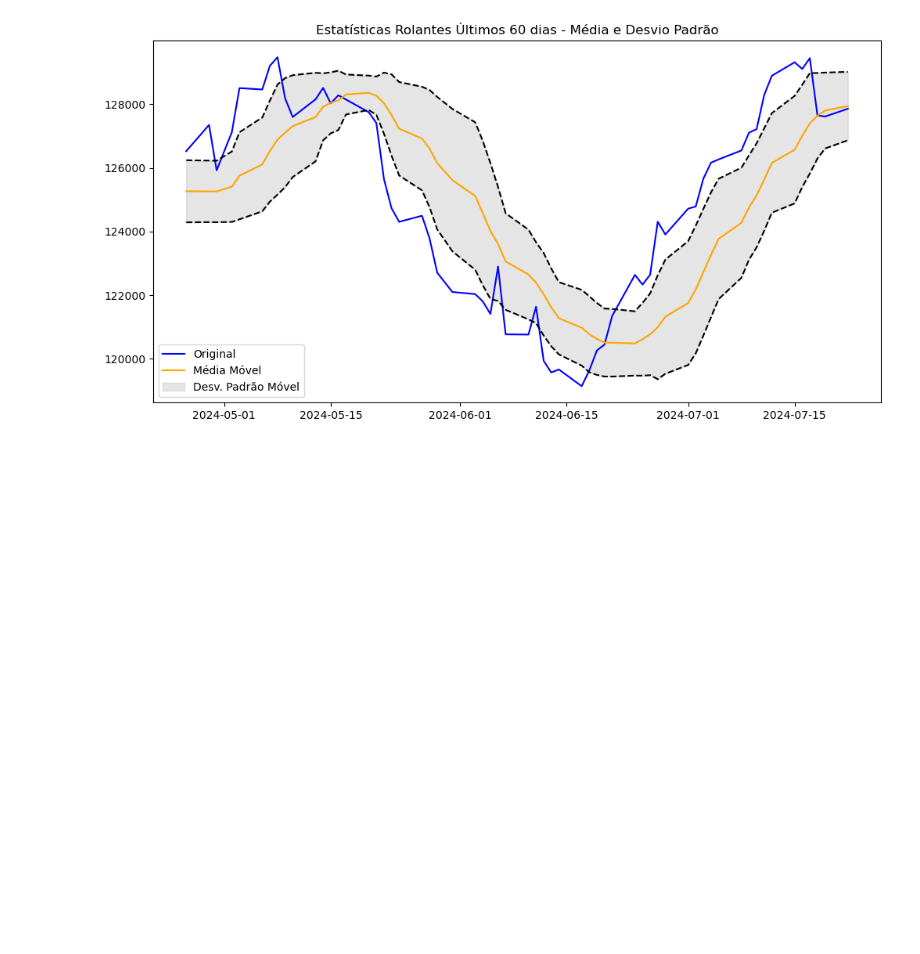
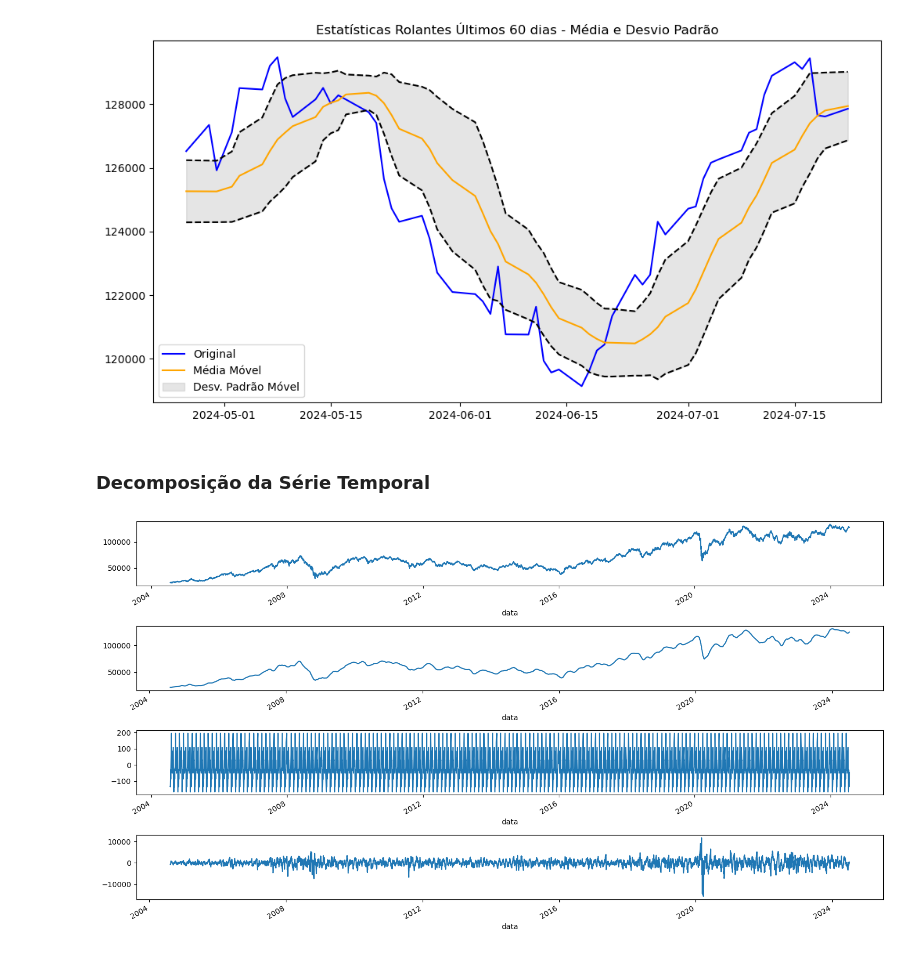
Before and after one commit to alexandreaquiles/postech-fiap-dtat-tech-challenge-fase2, a Jupyter notebook: tech-challenge-fase2-forecasting-ibovespa.ipynb, the cells around one changed output. Cells and saved outputs as stored; diff of their text form; code cells hidden in the pictures; blank space fills up the shorter version.

Commit message:
Decomposição da Série Temporal

```diff
--- a/tech-challenge-fase2-forecasting-ibovespa.ipynb
+++ b/tech-challenge-fase2-forecasting-ibovespa.ipynb
@@ -209,3 +207,5 @@ plt.title('Estatísticas Rolantes Últimos 60 dias - Média e Desvio Padrão')
 plt.show()
 # %% [output]
 [figure]
+# %% [markdown]
+### Decomposição da Série Temporal
@@ -211,0 +214,19 @@ plt.show()
+# %%
+resultados = seasonal_decompose(df['fechamento'], model='additive', period=30)  # Exemplo de período sazonal de 30 dias
+# %%
+fig, (ax1, ax2, ax3, ax4) = plt.subplots(4, 1, figsize=(15,8))
+
+resultados.observed.plot(ax = ax1)
+
+#tendencia
+resultados.trend.plot(ax = ax2)
+
+#sazonalidade
+resultados.seasonal.plot(ax = ax3)
+
+#residuo dos dados
+resultados.resid.plot(ax = ax4)
+
+plt.tight_layout()
+# %% [output]
+[figure, added]
```
Also changed, not shown: parts of 2 cells of this notebook.
